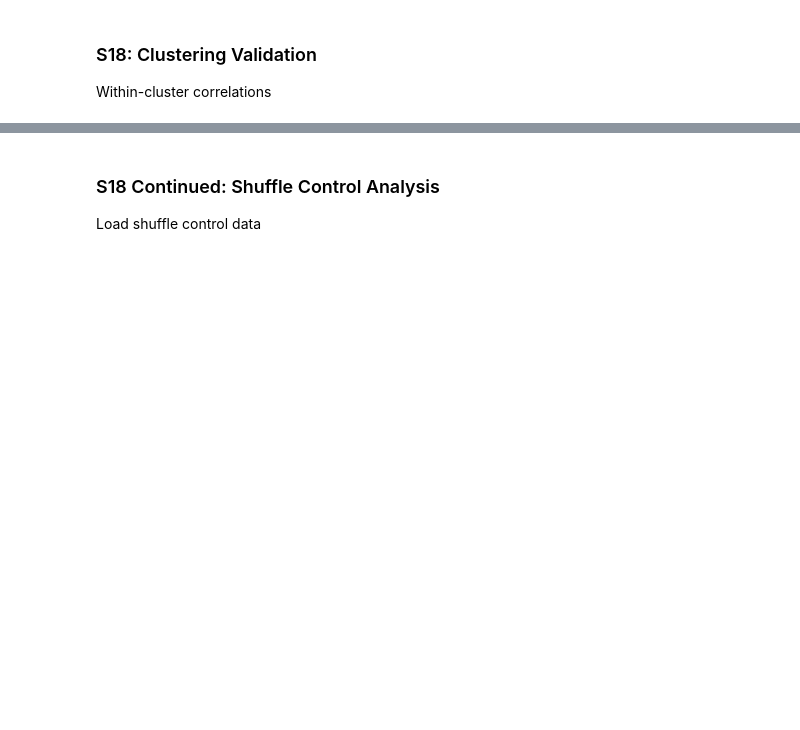
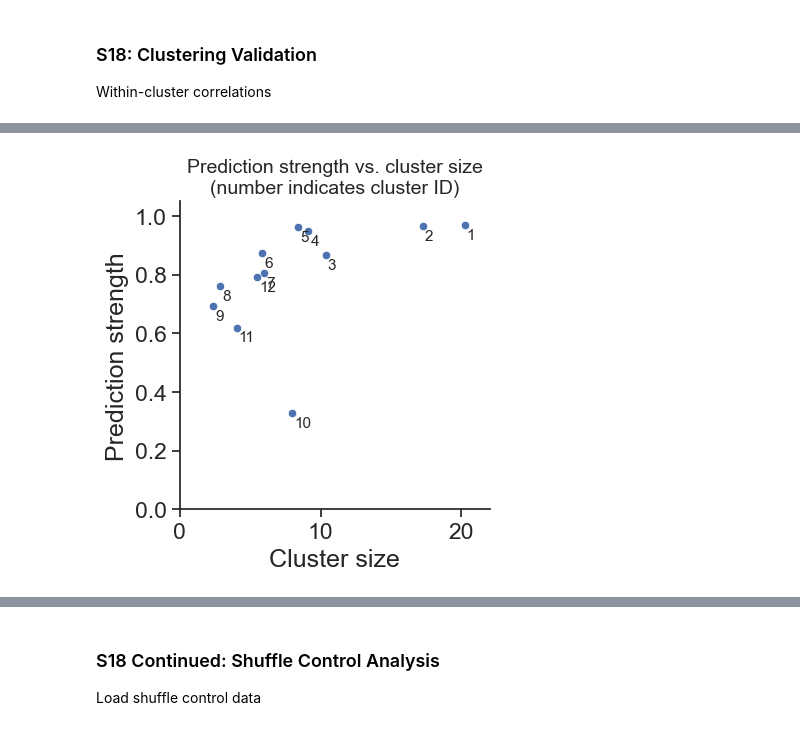
Before and after one commit to AllenInstitute/visual_behavior_analysis, a Jupyter notebook: notebooks/platform_paper_figures/figure_5_supplemental.ipynb, the cells around one changed output, grey strips where cells are left out. Cells and saved outputs as stored; diff of their text form; code cells hidden in the pictures; blank space fills up the shorter version.

```diff
--- a/notebooks/platform_paper_figures/figure_5_supplemental.ipynb
+++ b/notebooks/platform_paper_figures/figure_5_supplemental.ipynb
@@ -217,0 +345,6 @@ ValueError: Could not interpret value `within_cluster_correlation` for `y`. An e
+# %%
+tmp = cluster_meta.copy()
+tmp['cre_line'] = 'all'
+n_cells_per_cluster = processing.get_fraction_cells_per_cluster_per_group(tmp, col_to_group='cre_line')
+n_cells_per_cluster['percent_cells'] = n_cells_per_cluster.fraction_per_cluster * 100
+n_cells_per_cluster
@@ -217,0 +365,4 @@ ValueError: Could not interpret value `within_cluster_correlation` for `y`. An e
+# %%
+mean_ps_df = ps_df.groupby(['cluster_id']).mean()
+mean_ps_df = mean_ps_df.merge(n_cells_per_cluster[['cluster_id', 'percent_cells']], on=['cluster_id'])
+mean_ps_df.head()
@@ -217,0 +376,15 @@ ValueError: Could not interpret value `within_cluster_correlation` for `y`. An e
+# %%
+figsize = (4,4)
+fig, ax = plt.subplots(figsize=figsize)
+ax = sns.scatterplot(data=mean_ps_df, x='percent_cells', y='cluster_strength')
+ax.set_xlim(0, 22)
+ax.set_ylim(0, 1.05)
+ax.set_ylabel('Prediction strength')
+ax.set_xlabel('Cluster size')
+ax.set_title('Prediction strength vs. cluster size\n(number indicates cluster ID)', fontsize=14)
+for cluster_id in mean_ps_df.cluster_id.unique():
+    row_data = mean_ps_df[mean_ps_df.cluster_id==cluster_id]
+    ax.text(s=str(row_data.cluster_id.values[0]), fontsize=11, ha='left', va='top',
+            x=row_data.percent_cells.values[0]+0.15, y=row_data.cluster_strength.values[0]-0.01)
+# %% [output]
+[figure, added]
```
Also changed, not shown: parts of 29 cells of this notebook, 7 other files.
